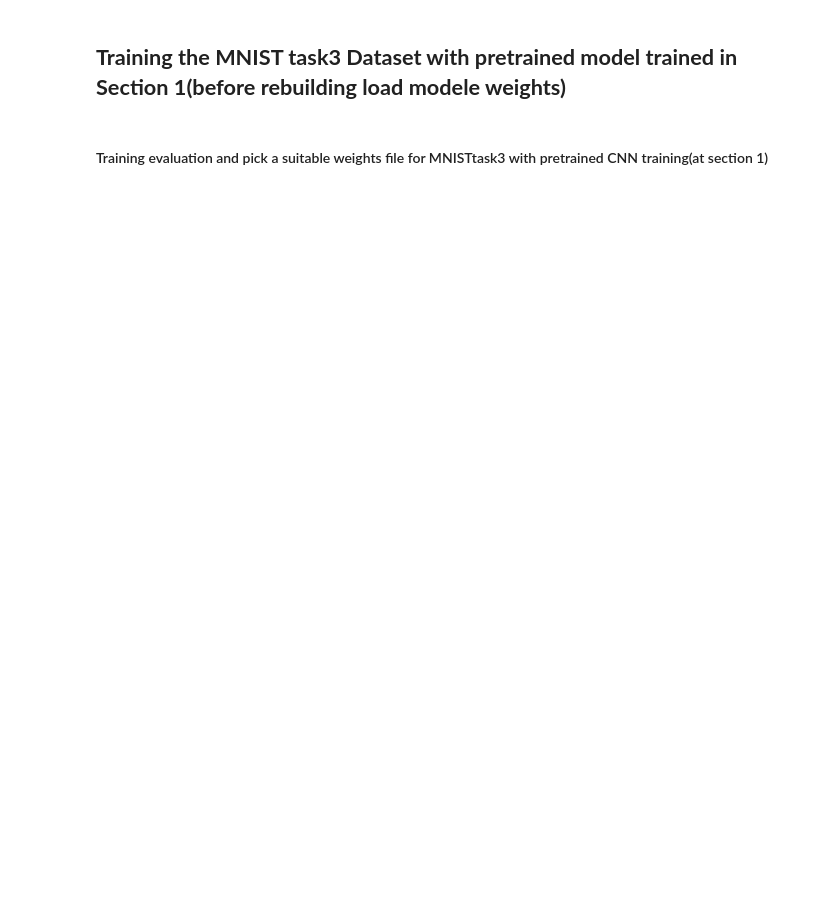
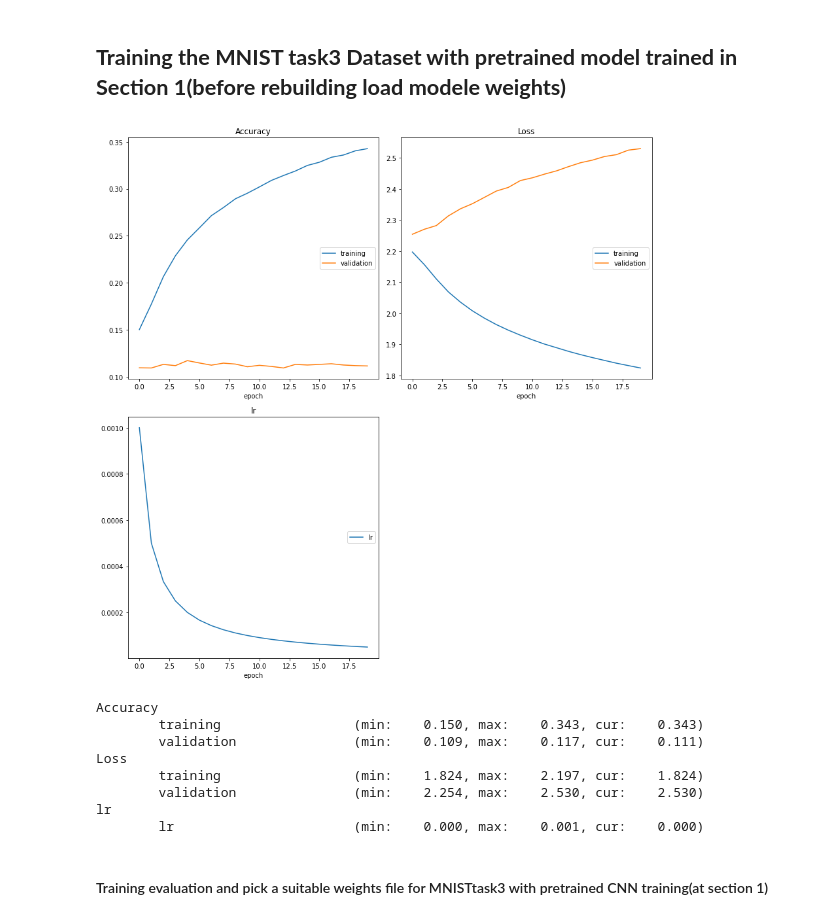
Before and after one commit to sayan0506/Comparative-STudy-of-Effect-of-Transfer-Learning-om-Different-Handwritten-Digit-Datasets-using-WandB, a Jupyter notebook: IIITD_assignment_task_2_test_script.ipynb, the cells around one changed output. Saved outputs shown, nothing was run; the diff lists cells and outputs as text; code cells hidden in the pictures; blank space fills up the shorter version.

```diff
--- a/IIITD_assignment_task_2_test_script.ipynb
+++ b/IIITD_assignment_task_2_test_script.ipynb
@@ -2053,6 +2064,6 @@ Steps:
 4. Then go to **Model Training Section 3 with pretrained weight(at section 1)** this code section and proceed
 # %%
 # section 1 best model weight file
-section1_best_weight_file = '/content/drive/MyDrive/IIITD Assignment/Best Master model section 1/Master_training_epoch_20.hdf5'
+section1_best_weight_file = '/content/Master_training_epoch_20.hdf5'
 
 loaded_model.load_weights(section1_best_weight_file)
@@ -2308,7 +2321,7 @@ Redifining model checkpoint for this pretrained model training
 filepath_mnist_task3_pretrained = 'Task3_training_pretrained_epoch_{epoch:02d}.hdf5'
 #-acc_{accuracy:0.4d}.hdf5'
 # defining model checkpoint object
-mc_task3_pretrained = ModelCheckpoint(filepath = filepath_mnist_task3_rint, monitor = 'val_acc', save_weights_only= True, mode = 'max', verbose = 1)
+mc_task3_pretrained = ModelCheckpoint(filepath = filepath_mnist_task3_pretrained, monitor = 'val_acc', save_weights_only= True, mode = 'max', verbose = 1)
 # %% [markdown]
 Saving the pretrained(at section 1) initialized model weight
 # %%
@@ -2331,9 +2348,19 @@ model_mnist_3.evaluate(x_train_pro, y_train)
 # %%
 # random initialized training
 history_task3_pretrained = model_mnist_3.fit(train_generator_task3, epochs = epochs_task3, verbose = 1, validation_data = validation_generator_task3,
-                                      callbacks = [WandbCallback(), mc_task3_pretrained, reduce_lr_mnist, PlotLossesKeras()])
+                                      callbacks = [WandbCallback(), lr_schedule_mnist, mc_task3_pretrained, reduce_lr_mnist, PlotLossesKeras()])
 # lr_schedule_mnist,
                     #, use_multiprocessing = True)
+# %% [output]
+[figure, added]
+Accuracy
+        training                 (min:    0.150, max:    0.343, cur:    0.343)
+        validation               (min:    0.109, max:    0.117, cur:    0.111)
+Loss
+        training                 (min:    1.824, max:    2.197, cur:    1.824)
+        validation               (min:    2.254, max:    2.530, cur:    2.530)
+lr
+        lr                       (min:    0.000, max:    0.001, cur:    0.000)
 # %% [markdown]
 ####  Training evaluation and pick a suitable weights file for MNISTtask3 with pretrained CNN training(at section 1)
 # %%
```
Also changed, not shown: parts of 13 cells of this notebook.
